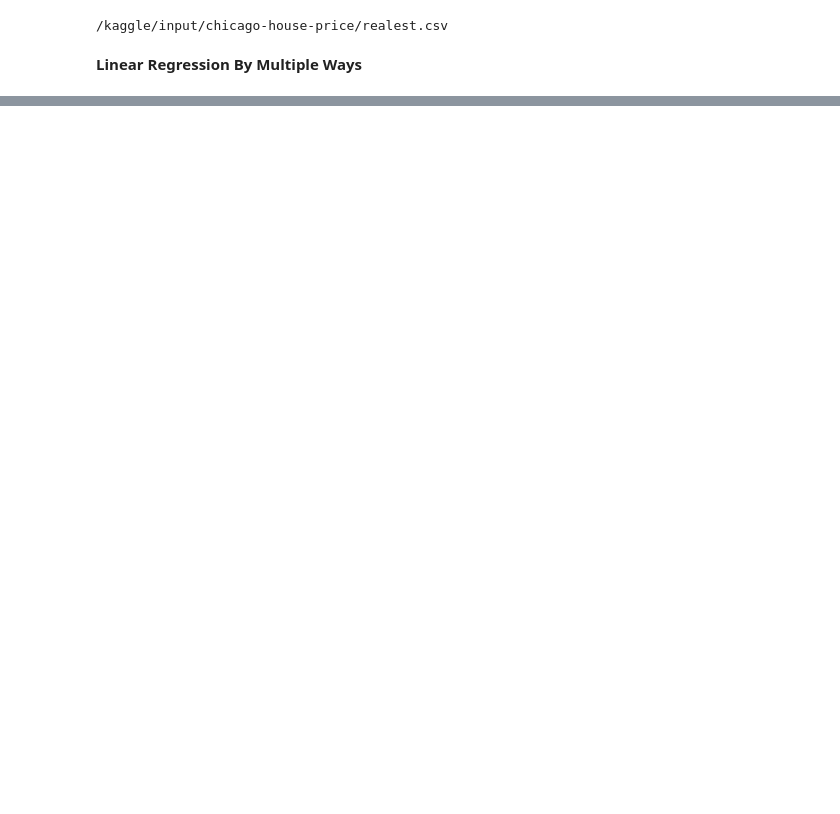
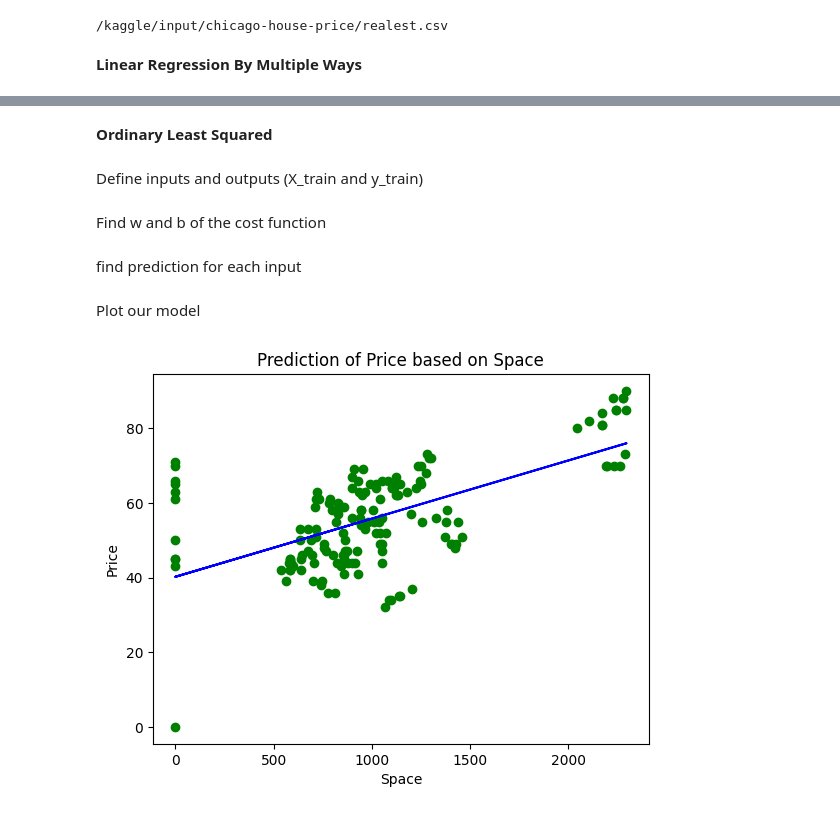
Before and after one commit to mahyar-moazezi/linear_regression_methods, a Jupyter notebook: chicago-house-price.ipynb, the cells around one changed output, grey strips where cells are left out. Saved outputs shown, nothing was run; the diff lists cells and outputs as text; code cells hidden in the pictures; blank space fills up the shorter version.

Commit message:
Kaggle Notebook | Chicago_House_Price | OLS is completed

```diff
--- a/chicago-house-price.ipynb
+++ b/chicago-house-price.ipynb
@@ -27,0 +42,50 @@ import matplotlib.pyplot as plt
+# %%
+df.describe()
+df["Space"].fillna(0,inplace=True)
+df["Price"].fillna(0,inplace=True)
+# %% [markdown]
+**Ordinary Least Squared**
+# %% [markdown]
+Define inputs and outputs (X_train and y_train)
+# %%
+X = df["Space"]
+y = df["Price"]
+# %% [markdown]
+Find w and b of the cost function
+# %%
+def wb_finder(a,b):
+    a_bar = np.mean(a)
+    b_bar = np.mean(b)
+    m = len(a)
+    w_sum_nu = 0
+    w_sum_de = 0
+    for i in range(m):
+        w_sum_nu += (a[i] - a_bar) * (b[i] - b_bar)
+        w_sum_de +=  (a[i] - a_bar) ** 2
+    w= w_sum_nu / w_sum_de
+    b = b_bar - (w * a_bar)
+    return w,b
+
+w,b = wb_finder(X,y)
+# %% [markdown]
+find prediction for each input
+# %%
+def predict(inp):
+    m = len(inp)
+    f_wb = []
+    for i in range(m):
+        f_wb.append((w * inp[i]) + b)
+    return f_wb
+
+y_train = predict(X)
+# %% [markdown]
+Plot our model
+# %%
+plt.scatter(X,y,c="g")
+plt.plot(X,y_train,c="b")
+plt.title("Prediction of Price based on Space")
+plt.xlabel("Space")
+plt.ylabel("Price")
+plt.show()
+# %% [output]
+[figure, added]
```
Also changed, not shown: parts of 3 cells of this notebook.
